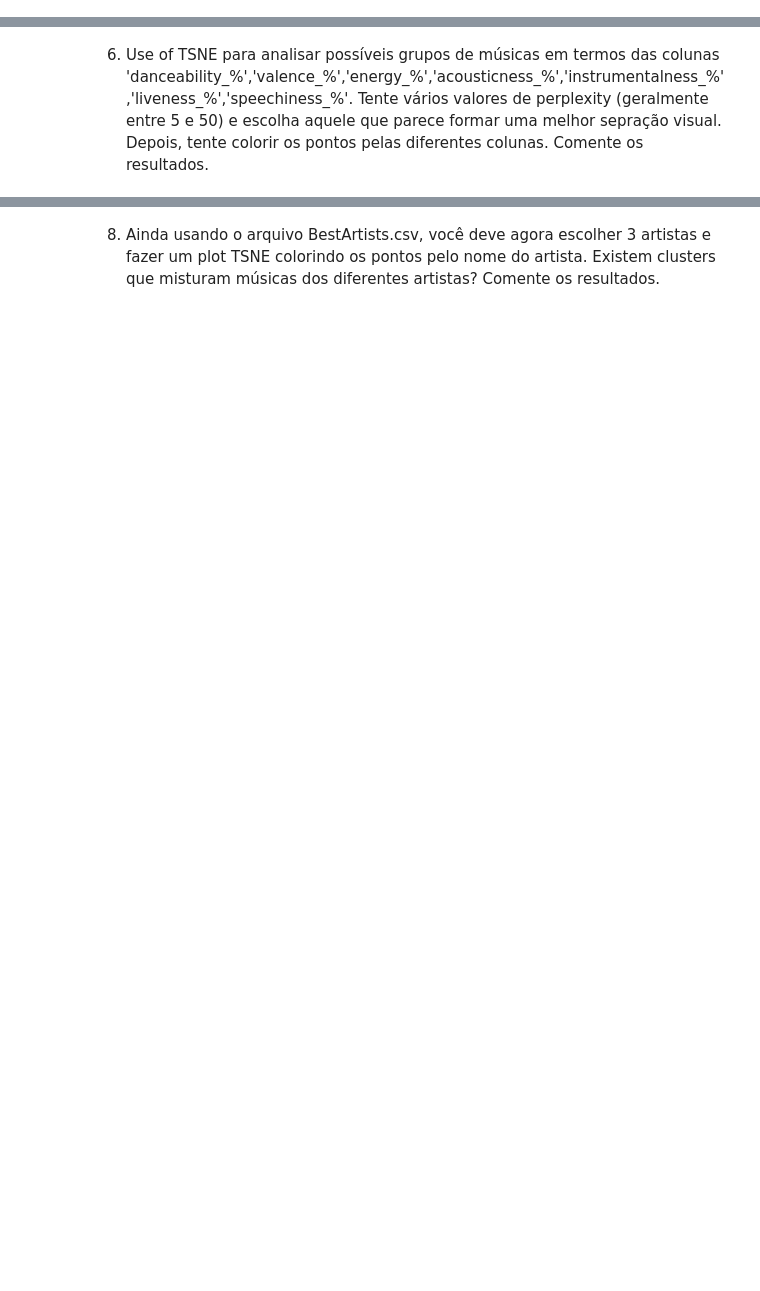
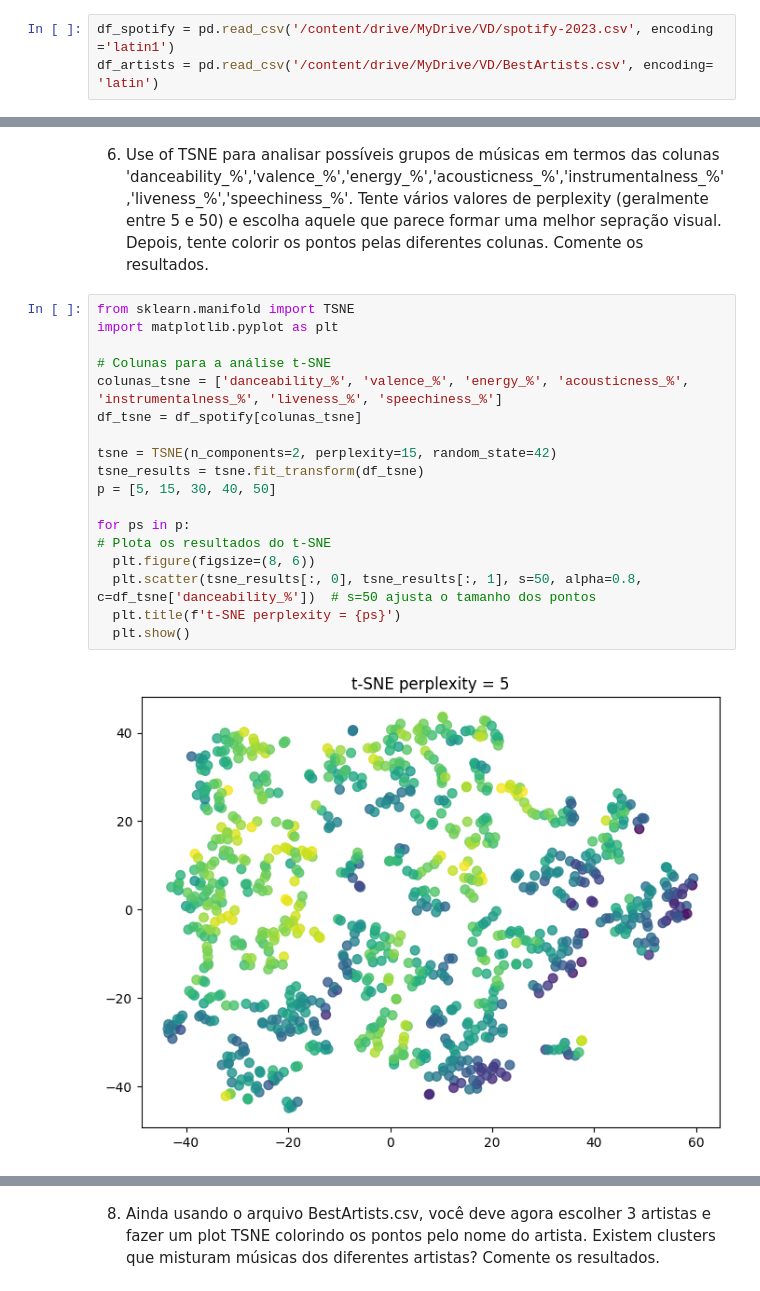
Before and after one commit to gisele-mgs/giselemms, a Jupyter notebook: Exercício_Spotify.ipynb, the cells around one changed output, grey strips where cells are left out. Drawn from its saved outputs; the diff is of its cells as text; blank space fills up the shorter version.

```diff
--- a/Exercício_Spotify.ipynb
+++ b/Exercício_Spotify.ipynb
@@ -64,2 +75,5 @@ Principais características do conjunto de dados:
+# %%
+df_spotify = pd.read_csv('/content/drive/MyDrive/VD/spotify-2023.csv', encoding ='latin1')
+df_artists = pd.read_csv('/content/drive/MyDrive/VD/BestArtists.csv', encoding= 'latin')
 # %% [markdown]
 2.Verifique se há dados faltantes ou duplicados. Remova as linhas correspondente a essas ocorrências.
@@ -77,2 +183,22 @@ Principais características do conjunto de dados:
 # %% [markdown]
 6. Use of TSNE para analisar possíveis grupos de músicas em termos das colunas 'danceability_%','valence_%','energy_%','acousticness_%','instrumentalness_%','liveness_%','speechiness_%'. Tente vários valores de perplexity (geralmente entre 5 e 50) e escolha aquele que parece formar uma melhor sepração visual. Depois, tente colorir os pontos pelas diferentes colunas. Comente os resultados.
+# %%
+from sklearn.manifold import TSNE
+import matplotlib.pyplot as plt
+
+# Colunas para a análise t-SNE
+colunas_tsne = ['danceability_%', 'valence_%', 'energy_%', 'acousticness_%', 'instrumentalness_%', 'liveness_%', 'speechiness_%']
+df_tsne = df_spotify[colunas_tsne]
+
+tsne = TSNE(n_components=2, perplexity=15, random_state=42)
+tsne_results = tsne.fit_transform(df_tsne)
+p = [5, 15, 30, 40, 50]
+
+for ps in p:
+# Plota os resultados do t-SNE
+  plt.figure(figsize=(8, 6))
+  plt.scatter(tsne_results[:, 0], tsne_results[:, 1], s=50, alpha=0.8, c=df_tsne['danceability_%'])  # s=50 ajusta o tamanho dos pontos
+  plt.title(f't-SNE perplexity = {ps}')
+  plt.show()
+# %% [output]
+[figure, added]
```
Also changed, not shown: parts of 24 cells of this notebook.
